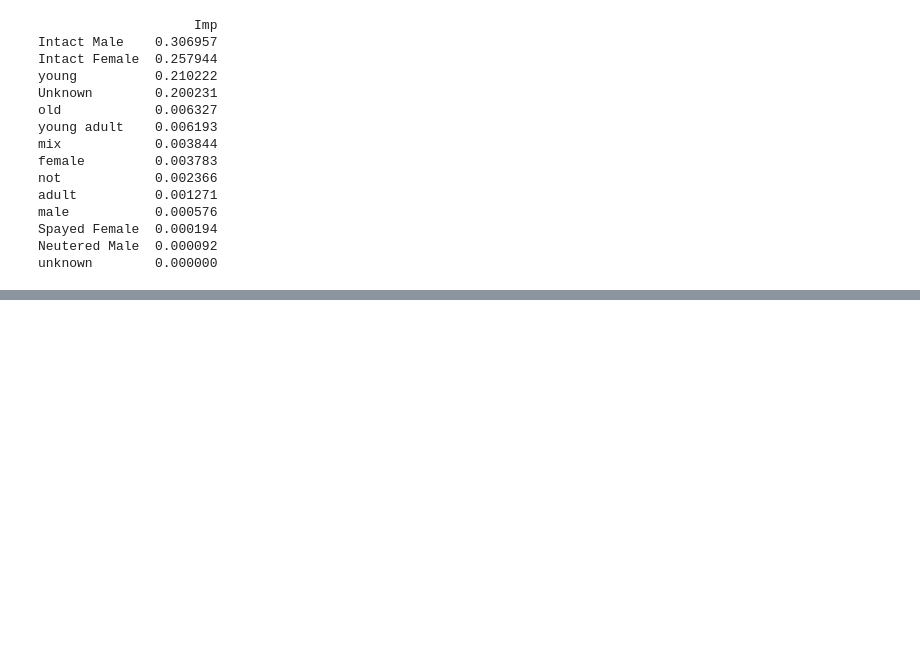
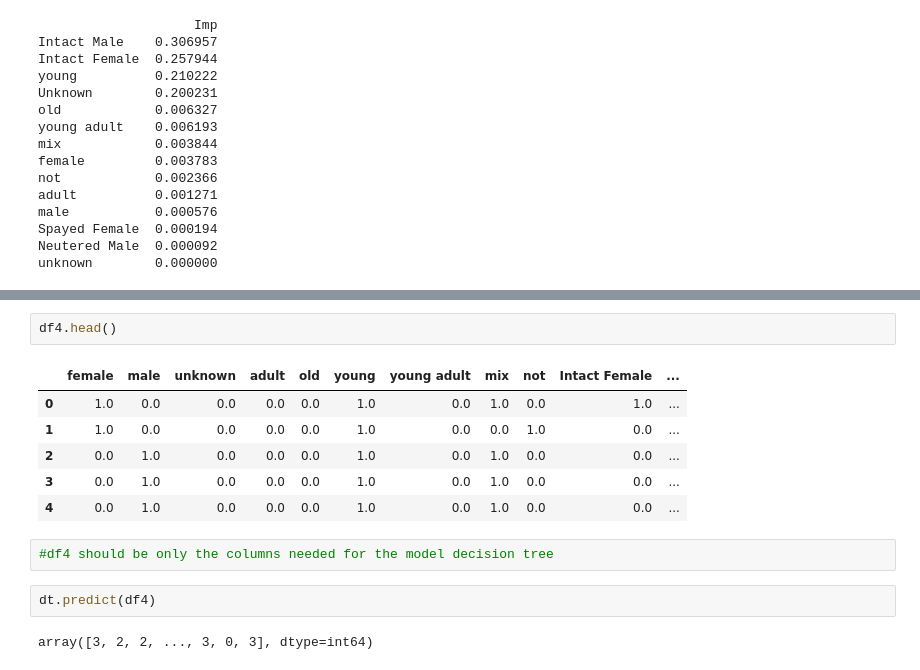
Before and after one commit to tsizzle/animal_shelter_kaggle, a Jupyter notebook: decision tree example.ipynb, the cells around one changed output, grey strips where cells are left out. Saved outputs shown, nothing was run; the diff lists cells and outputs as text; blank space fills up the shorter version.

```diff
--- a/decision tree example.ipynb
+++ b/decision tree example.ipynb
@@ -326,0 +267,15 @@ def get_code(tree, feature_names, target_names,
+# %%
+df4.head()
+# %% [output]
+|  | female | male | unknown | adult | old | young | young adult | mix | not | Intact Female | ... |
+| 0 | 1.0 | 0.0 | 0.0 | 0.0 | 0.0 | 1.0 | 0.0 | 1.0 | 0.0 | 1.0 | ... |
+| 1 | 1.0 | 0.0 | 0.0 | 0.0 | 0.0 | 1.0 | 0.0 | 0.0 | 1.0 | 0.0 | ... |
+| 2 | 0.0 | 1.0 | 0.0 | 0.0 | 0.0 | 1.0 | 0.0 | 1.0 | 0.0 | 0.0 | ... |
+| 3 | 0.0 | 1.0 | 0.0 | 0.0 | 0.0 | 1.0 | 0.0 | 1.0 | 0.0 | 0.0 | ... |
+| 4 | 0.0 | 1.0 | 0.0 | 0.0 | 0.0 | 1.0 | 0.0 | 1.0 | 0.0 | 0.0 | ... |
+# %%
+#df4 should be only the columns needed for the model decision tree
+# %%
+dt.predict(df4)
+# %% [output]
+array([3, 2, 2, ..., 3, 0, 3], dtype=int64)
```
Also changed, not shown: parts of 33 cells of this notebook.
